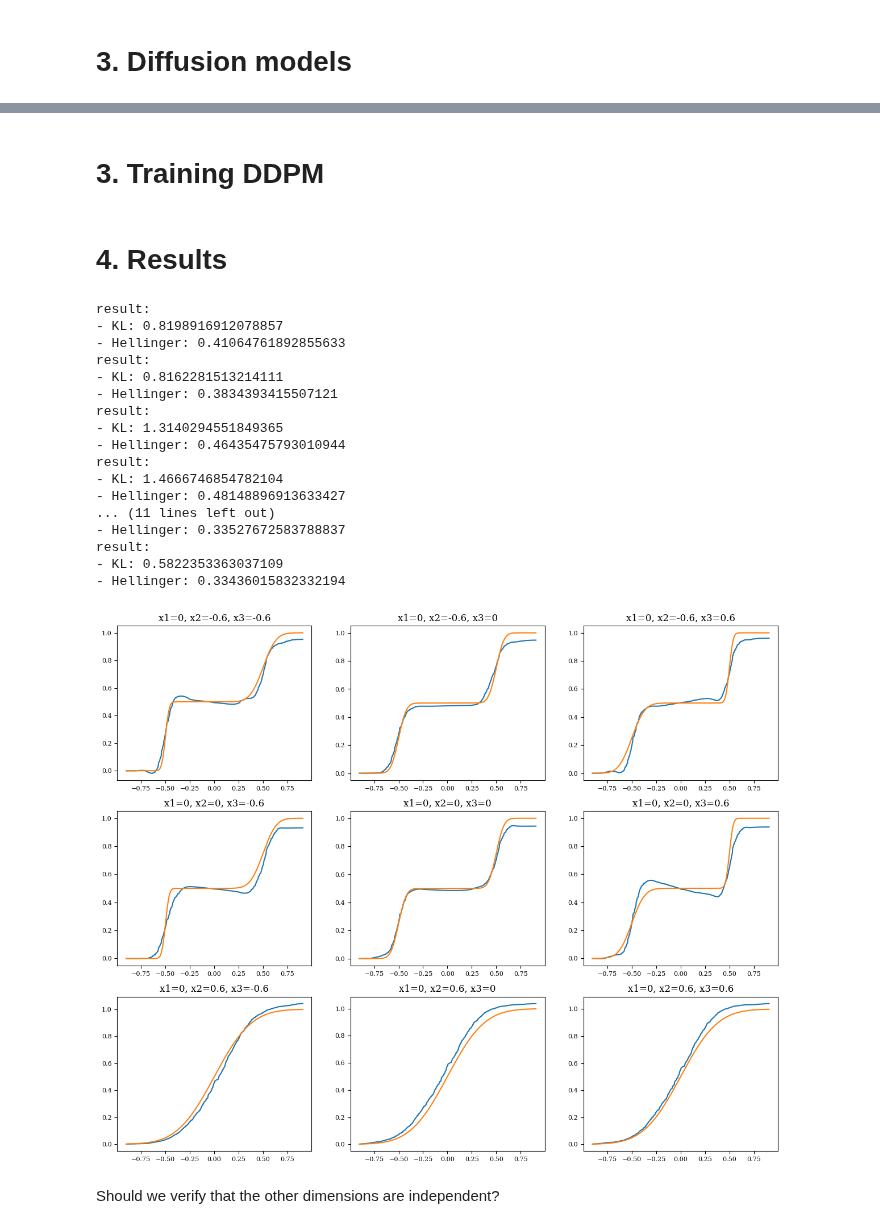
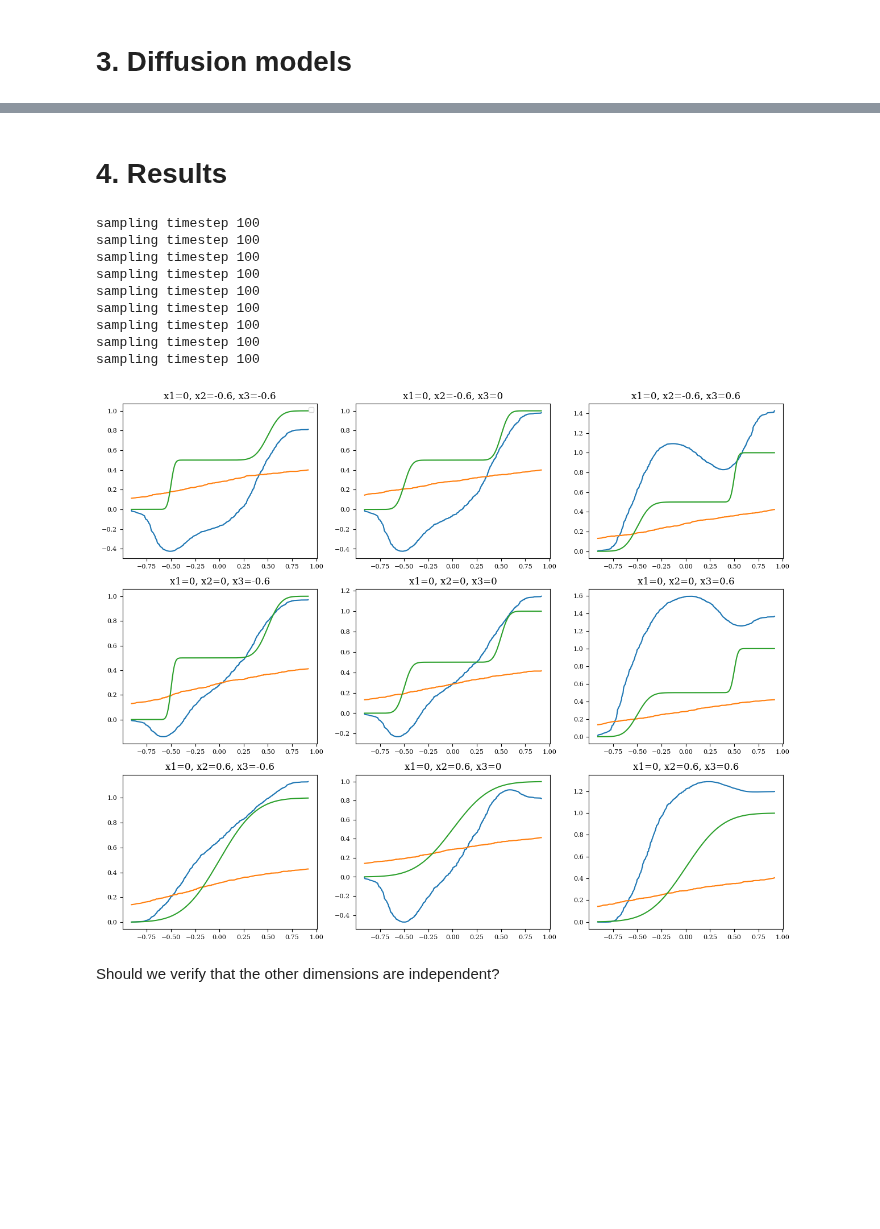
Before and after one commit to Danfoa/symm_rep_learn, a Jupyter notebook: NCP/examples/multimodal.ipynb, the cells around one changed output, grey strips where cells are left out. Cells and saved outputs as stored; diff of their text form; code cells hidden in the pictures; blank space fills up the shorter version.

Commit message:
fixed diffusion model

```diff
--- a/NCP/examples/multimodal.ipynb
+++ b/NCP/examples/multimodal.ipynb
@@ -18,6 +14,8 @@ from NCP.utils import frnp, FastTensorDataLoader
 import lightning as L
 from lightning.pytorch.callbacks.early_stopping import EarlyStopping
 from lightning.pytorch.callbacks.model_checkpoint import ModelCheckpoint
+
+from NCP.cdf import compute_marginal
 
 #import normflows as nf
 
@@ -46,7 +44,7 @@ def restore_buffers_shape(model, state_dict):
 
 np.random.seed(0)
 torch.manual_seed(0)
-Ntrain = 50000
+Ntrain = 1000
 Nval = 1000         # val dataset will be used to sample the marginal distribution of Y
 Ntest = 1000
 
@@ -80,7 +78,7 @@ L.seed_everything(0)
 
 lr = 1e-3
 gamma = 1e-2
-epochs = int(1e5)
+epochs = int(1e1)
 output_shape = 10
 
 MLP_kwargs_U = {
@@ -132,8 +130,8 @@ NCP_module = NCPModule(
 early_stop = EarlyStopping(monitor="val_loss", patience=1000, mode="min")
 checkpoint_callback = CustomModelCheckpoint(save_top_k=1, monitor="val_loss", mode="min")
 
-train_dl = FastTensorDataLoader(X_train_torch, Y_train_torch, batch_size=len(X_train_torch), shuffle=False)
-val_dl = FastTensorDataLoader(X_val_torch, Y_val_torch, batch_size=len(X_val_torch), shuffle=False)
+train_dl = FastTensorDataLoader(X_train_torch, Y_train_torch, batch_size=64, shuffle=False)
+val_dl = FastTensorDataLoader(X_val_torch, Y_val_torch, batch_size=64, shuffle=False)
 
 trainer = L.Trainer(**{
     'accelerator': device,
@@ -179,7 +181,7 @@ model.fit(X_train, Y_train, eval_set=(X_val, Y_val), verbose=False)
 # %%
 # based on https://github.com/TeaPearce/Conditional_Diffusion_MNIST/blob/main/script.py
 
-ddpm = DDPM(nn_model=ContextUnet(in_channels=1, x_dim=X_train.shape[-1], y_dim=Y_train.shape[-1]), betas=(1e-4, 0.02), n_T=400, device=device, drop_prob=0.1)
+ddpm = DDPM(nn_model=ContextUnet(x_dim=X_train.shape[-1], y_dim=Y_train.shape[-1]), betas=(1e-4, 0.02), n_T=400, device=device, drop_prob=0.1)
 
 ddpm_module = DDPMModule(ddpm,
     optimizer,
@@ -202,2 +228,0 @@ trainer.fit(ddpm_module, train_dataloaders=train_dl, val_dataloaders=val_dl)
-# %% [markdown]
-# 3. Training DDPM
@@ -238,52 +229,59 @@ trainer.train()
+# %%
+from scipy.stats import ecdf
+
+def cdf_from_sample(model:DDPM, x, ys, N=1000):
+    samples, _ = model.sample(x, N, device='cpu')
+    cdf = ecdf(samples.flatten())
+    return cdf.cdf.evaluate(ys)
+
+def pdf_from_sample(model:DDPM, x, ys, N=1000):
+    samples, _ = model.sample(x, N, device=device)
+    pdf = compute_marginal(samples)
+    return pdf(ys)
 # %% [markdown]
 # 4. Results
 # %%
 # todo: plot different cdfs, replicate plots from linCDE
 
 x1 = [0] # mean
 x3 = [-0.6, 0, 0.6] # asymetry
 x2 = [-0.6, 0, 0.6] # modality
 
 xs = itertools.product(x1, x2, x3)
 
 fig, ax = plt.subplots(nrows=(len(x1)*len(x2)), ncols=len(x3), figsize=(15,12))
 axes = ax.flatten()
 
 for i, xi in enumerate(xs):
     x = list(xi) + [0]*17          # fill all other dimensions by 0
     x_scaled = torch.Tensor(xscaler.transform([x]))
-    fys, cdf_pred = best_model.cdf(x_scaled, Y_val_torch, postprocess='whitening')
-    fys = yscaler.inverse_transform(fys.reshape([-1, 1])).flatten()
+    ys, cdf_pred = best_model.cdf(x_scaled, Y_val_torch, postprocess='whitening')
+    fys = yscaler.inverse_transform(ys.reshape([-1, 1])).flatten()
+
+    ddpm_cdf = cdf_from_sample(ddpm, x_scaled, ys)
 
     true_cdf = get_conditional_bimodal_cdf(x, fys)
 
+    if i==0:
+        axes[i].legend(['ours', 'ddpm', 'truth'])
+
     axes[i].plot(fys, cdf_pred)
+    axes[i].plot(fys, ddpm_cdf)
     axes[i].plot(fys, true_cdf)
     axes[i].set_title(f'x1={round(xi[0], 3)}, x2={round(xi[1], 3)}, x3={round(xi[2], 3)}')
-    print('result:')
-    print(f'- KL: {kullback_leibler(cdf_pred, true_cdf, fys)}')
-    print(f'- Hellinger: {hellinger(cdf_pred, true_cdf, fys)}')
 
 plt.show()
 # %% [output]
-result:
-- KL: 0.8198916912078857
-- Hellinger: 0.41064761892855633
-result:
-- KL: 0.8162281513214111
-- Hellinger: 0.3834393415507121
-result:
-- KL: 1.3140294551849365
-- Hellinger: 0.46435475793010944
-result:
-- KL: 1.4666746854782104
-- Hellinger: 0.48148896913633427
-... (11 lines left out)
-- Hellinger: 0.33527672583788837
-result:
-- KL: 0.5822353363037109
-- Hellinger: 0.33436015832332194
+sampling timestep 100
+sampling timestep 100
+sampling timestep 100
+sampling timestep 100
+sampling timestep 100
+sampling timestep 100
+sampling timestep 100
+sampling timestep 100
+sampling timestep 100
-[figure, old version]
+[figure, new version]
 # %% [markdown]
 Should we verify that the other dimensions are independent?
 # %%
```
Also changed, not shown: parts of 7 cells of this notebook, 3 other files.
